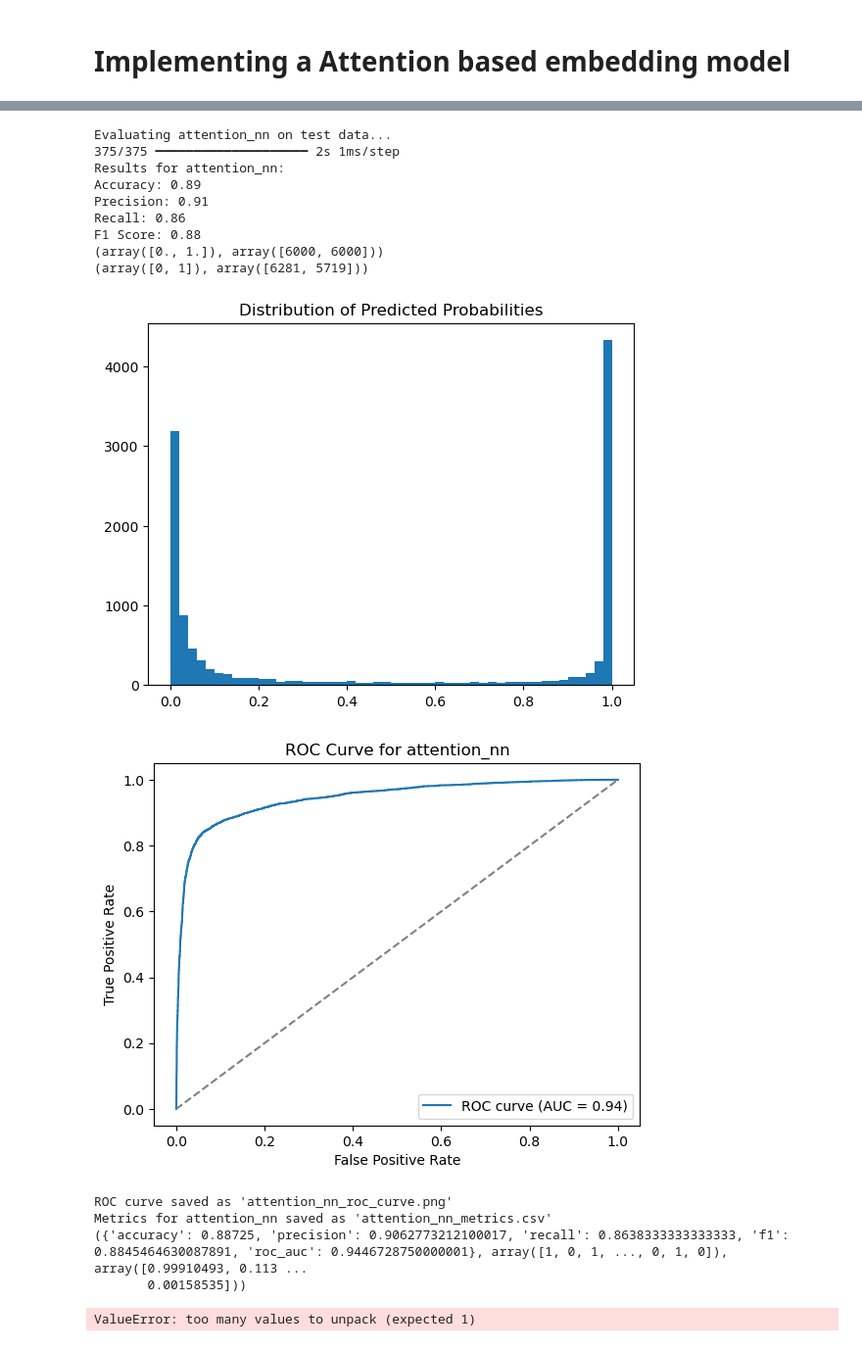
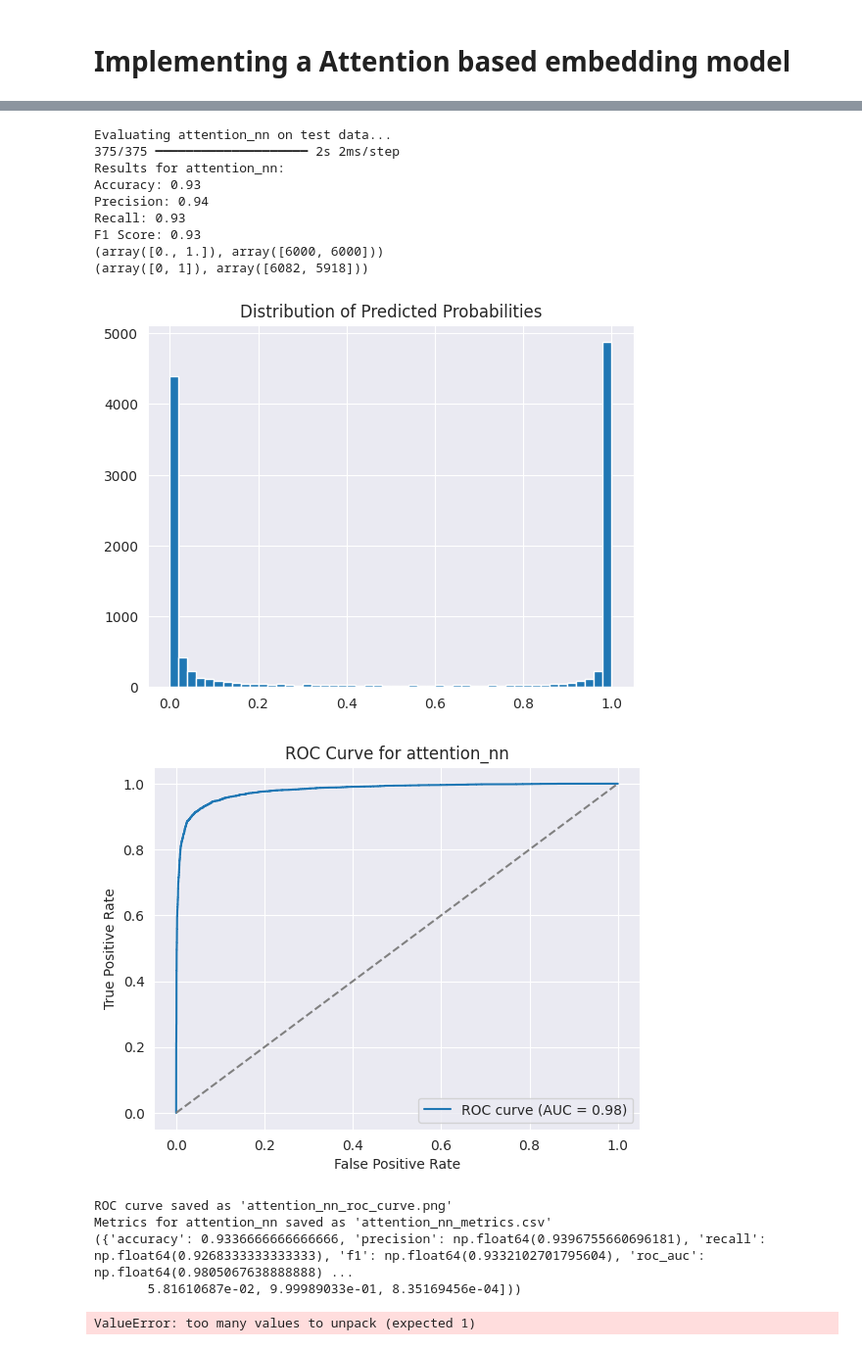
Before and after one commit to Jorjorian/PromoterKmers, a Jupyter notebook: ProjectDraftCode.ipynb, the cells around one changed output, grey strips where cells are left out. Shown at 98% size. Drawn from its saved outputs; the diff is of its cells as text; code cells hidden in the pictures.

Commit message:
Implemented good transformer model, seeing if spiking in distance species data will help with generalizability

```diff
--- a/ProjectDraftCode.ipynb
+++ b/ProjectDraftCode.ipynb
@@ -88,14 +95,12 @@ def evaluate_model(best_model, X_test, y_test, model_name, attention=False, max_
         if not attention:
             X_test_tensor = tf.constant(X_test, dtype=tf.string)
         else:
-            X_test_tokenized = tokenize_and_pad_kmers(X_test, tokenizer, k=10, max_length=max_length)
+            X_test_tokenized = tokenize_and_pad_kmers(X_test, tokenizer, k=4, max_length=max_length)
             X_test_tensor = tf.constant(X_test_tokenized, dtype=tf.int32)
         # Get predicted probabilities
         y_prob = best_model.predict(X_test_tensor).flatten()
         y_prob = y_prob.astype(np.float64)
         # normalize between 0 and 1
-        if attention:
-            y_prob = (y_prob - np.min(y_prob)) / (np.max(y_prob) - np.min(y_prob))
     else:
         # For scikit-learn models
         if hasattr(best_model, "predict_proba"):
@@ -611,14 +616,13 @@ sns.boxplot(data=lengths_with_labels, x='Promoter', y='Length')
 # Implementing a Attention based embedding model
 # %%
 from tensorflow.keras.layers import (
-    Embedding, GlobalMaxPooling1D, Attention, Input, LSTM, Bidirectional, Dense, MultiHeadAttention, LayerNormalization
+    Embedding, GlobalMaxPooling1D, Attention, Input, LSTM, Bidirectional, Dense, MultiHeadAttention, LayerNormalization, Dropout
 )
 from tensorflow.keras.layers import Lambda
-import tensorflow_models.nlp
 from tensorflow.keras.models import Model
 from tensorflow.keras.layers import Layer
 from tensorflow.keras.callbacks import EarlyStopping, ReduceLROnPlateau, ModelCheckpoint
-from keras_hub.layers import SinePositionalEncoding
+import keras_hub
 
 
 # Define callbacks
@@ -667,11 +671,8 @@ def tokenize_and_pad_kmers(sequences, tokenizer, k, max_length):
 def transformer_block(inputs, embed_dim, num_heads, ff_dim, dropout_rate=0.5):
     """Defines a transformer block with multi-head attention and feedforward layers."""
     # setup content and positional bias weights of dimension [num_heads, embed_dim]
-    attention_layer = hub.KerasLayer()
-    attention_layer =  tensorflow_models.nlp.layers.RelativePositionBias( num_heads, 32, 350, True,
-    )
-
-    attention_output = attention_layer(inputs, inputs, content_bias, positional_bias)
+    attention_layer = MultiHeadAttention(num_heads=num_heads, key_dim=embed_dim)
+    attention_output = attention_layer(inputs, inputs)
     attention_output = Dropout(dropout_rate)(attention_output)
     attention_output = LayerNormalization(epsilon=1e-6)(attention_output + inputs)
 
@@ -693,13 +694,16 @@ def create_embedding_model_with_transformer(
 ):
     inputs = Input(shape=(max_length,), dtype=tf.int32)
     embedding = Embedding(input_dim=vocab_size, output_dim=embedding_dim)(inputs)
+    positional_encoding = keras_hub.layers.SinePositionEncoding(max_wavelength=300)(embedding)
+    embedding = embedding + positional_encoding
     # lstm = Bidirectional(LSTM(units=lstm_units, return_sequences=True, dropout=.2))(embedding)
     # attention =MultiHeadAttention(num_heads=8, key_dim=embedding_dim)(lstm, lstm)
     # adding pass through connection
     for i in range(1):
-        x = transformer_block(embedding, embedding_dim, 8, 64,  dropout_rate=0.5)
+        x = transformer_block(embedding, embedding_dim, 8, 64,  dropout_rate=0.2)
+    # add passthrough
     x = GlobalAveragePooling1D()(x)
-    x = Dropout(0.5)(x)
+    x = Dropout(0.2)(x)
     outputs = Dense(1, activation='sigmoid')(x)
     model = Model(inputs=inputs, outputs=outputs)
     model.compile(optimizer='adam', loss='binary_crossentropy', metrics=['accuracy'])
@@ -707,14 +711,14 @@ def create_embedding_model_with_transformer(
 
 # Prepare data
 max_length = max(len(seq) for seq in X_train['Sequence'])
-tokenizer = build_kmer_tokenizer(X_train['Sequence'], k=2)
-max_length = max(len(seq) for seq in X_train['Sequence']) - 1
-X_train_tokenized = tokenize_and_pad_kmers(X_train['Sequence'], tokenizer, k=2, max_length=max_length)
-X_val_tokenized = tokenize_and_pad_kmers(X_val['Sequence'], tokenizer, k=2, max_length=max_length)
+tokenizer = build_kmer_tokenizer(X_train['Sequence'], k=4)
+max_length = max(len(seq) for seq in X_train['Sequence']) - 6
+X_train_tokenized = tokenize_and_pad_kmers(X_train['Sequence'], tokenizer, k=4, max_length=max_length)
+X_val_tokenized = tokenize_and_pad_kmers(X_val['Sequence'], tokenizer, k=4, max_length=max_length)
 vocab_size = len(tokenizer.word_index) + 1
 # creating datasets
-train_dataset = tf.data.Dataset.from_tensor_slices((X_train_tokenized, y_train)).batch(64)
-val_dataset = tf.data.Dataset.from_tensor_slices((X_val_tokenized, y_val)).batch(64)
+train_dataset = tf.data.Dataset.from_tensor_slices((X_train_tokenized, y_train)).batch(32)
+val_dataset = tf.data.Dataset.from_tensor_slices((X_val_tokenized, y_val)).batch(32)
 
 # Create and train the model
 attention_model = create_embedding_model_with_transformer(
@@ -741,24 +756,24 @@ official.nlp.modeling.layers.relative_attention.MultiHeadRelativeAttention
 # %%
 # evaluating the model
 attention_model.save('best_model_attention.keras')
-attention_nn_metrics = evaluate_model(attention_model, X_test['Sequence'].values, y_test, 'attention_nn', attention=True, max_length=max_length, tokenizer=tokenizer)
+attention_nn_metrics = evaluate_model(attention_model, X_test['Sequence'], y_test, 'attention_nn', attention=True, max_length=max_length, tokenizer=tokenizer)
 print(attention_nn_metrics)
 # %% [output]
 Evaluating attention_nn on test data...
-375/375 ━━━━━━━━━━━━━━━━━━━━ 2s 1ms/step
+375/375 ━━━━━━━━━━━━━━━━━━━━ 2s 2ms/step
 Results for attention_nn:
-Accuracy: 0.89
-Precision: 0.91
-Recall: 0.86
-F1 Score: 0.88
+Accuracy: 0.93
+Precision: 0.94
+Recall: 0.93
+F1 Score: 0.93
 (array([0., 1.]), array([6000, 6000]))
-(array([0, 1]), array([6281, 5719]))
+(array([0, 1]), array([6082, 5918]))
-[figure, old version]
+[figure, new version]
-[figure, old version]
+[figure, new version]
 ROC curve saved as 'attention_nn_roc_curve.png'
 Metrics for attention_nn saved as 'attention_nn_metrics.csv'
-({'accuracy': 0.88725, 'precision': 0.9062773212100017, 'recall': 0.8638333333333333, 'f1': 0.8845464630087891, 'roc_auc': 0.9446728750000001}, array([1, 0, 1, ..., 0, 1, 0]), array([0.99910493, 0.113 ...
-       0.00158535]))
+({'accuracy': 0.9336666666666666, 'precision': np.float64(0.9396755660696181), 'recall': np.float64(0.9268333333333333), 'f1': np.float64(0.9332102701795604), 'roc_auc': np.float64(0.9805067638888888) ...
+       5.81610687e-02, 9.99989033e-01, 8.35169456e-04]))
 # %%
 # Select a few promoter sequences
 from IPython.core.display import display, HTML
```
Also changed, not shown: parts of 7 cells of this notebook.
